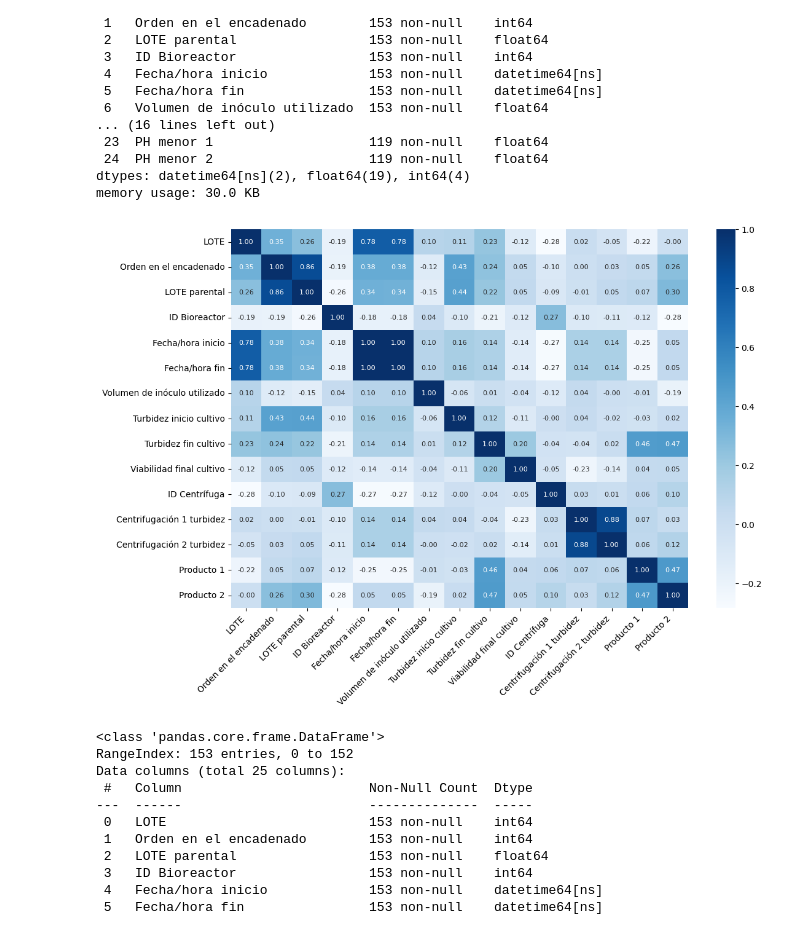
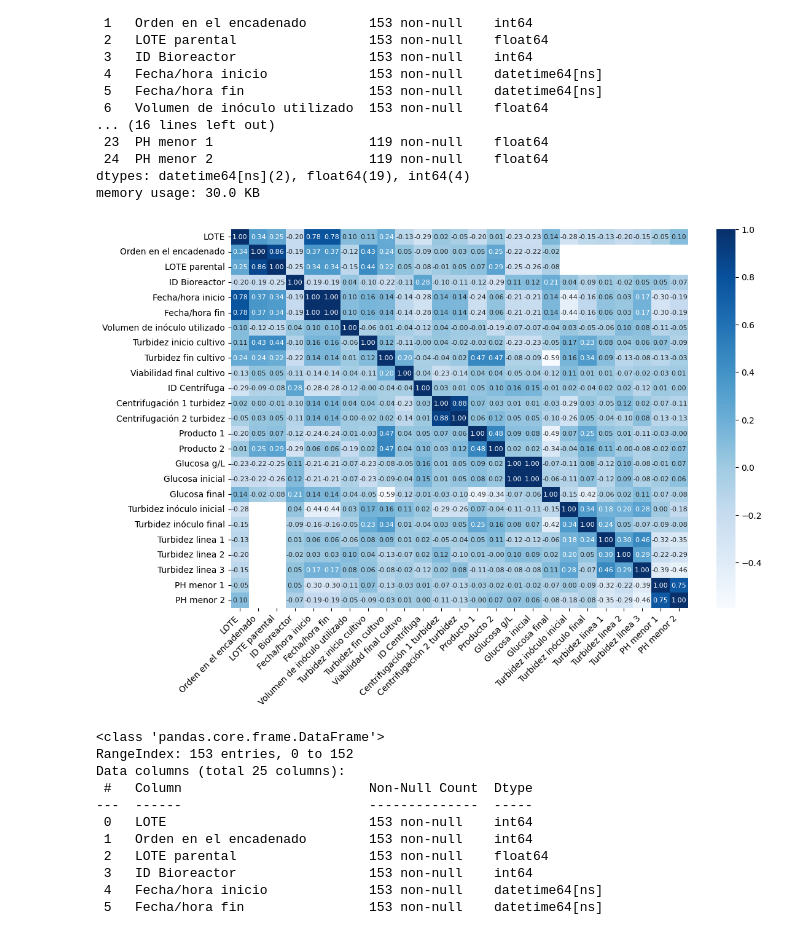
Before and after one commit to vjnoguera/Datathon-24, a Jupyter notebook: Merge global.ipynb, the cells around one changed output. Saved outputs shown, nothing was run; the diff lists cells and outputs as text; code cells hidden in the pictures.

Commit message:
Heatmap grande

```diff
--- a/Merge global.ipynb
+++ b/Merge global.ipynb
@@ -235,8 +235,8 @@ Data columns (total 6 columns):
 dtypes: float64(4), int64(1), object(1)
 memory usage: 9.2+ KB
 # %%
-df_prod_fin_cin_ino = pd.merge(df_prod_fin, df_cin_ino, left_on="LOTE",right_on="Lote", how='left')
-df_prod_fin_cin_ino.info()
+df_prod_fin_cin_fin_cin_ino = pd.merge(df_prod_fin_cin_fin, df_cin_ino, left_on="LOTE",right_on="Lote", how='left')
+df_prod_fin_cin_fin_cin_ino.info()
 # %% [output]
 <class 'pandas.core.frame.DataFrame'>
 RangeIndex: 152 entries, 0 to 151
@@ -258,6 +258,6 @@ memory usage: 25.1+ KB
 # %%
-df_prod_fin_cin_ino = df_prod_fin_cin_ino.drop(["Lote","Fecha","Viabilidad","Turbidez"],axis="columns")
-df_prod_fin_cin_ino
+df_prod_fin_cin_fin_cin_ino = df_prod_fin_cin_fin_cin_ino.drop(["Lote","Fecha","Viabilidad","Turbidez"],axis="columns")
+df_prod_fin_cin_fin_cin_ino
 # %% [output]
 |  | LOTE | Orden en el encadenado | LOTE parental | ID Bioreactor | Fecha/hora inicio | Fecha/hora fin | ... |
 | 0 | 23019 | 1 | 0.0 | 14615 | 2023-03-21 07:30:00 | 2023-03-23 06:30:00 | ... |
@@ -314,17 +328,17 @@ memory usage: 30.0 KB
 # %%
 # Ajustar el tamaño de la figura
 plt.figure(figsize=(12, 8))
 
 # Generar el heatmap
-sns.heatmap(df_prod_fin.corr(), annot=True, annot_kws={"size": 8}, fmt=".2f", cmap="Blues")
+sns.heatmap(df_prod_fin_cin_fin_cin_ino_prei_train.corr(), annot=True, annot_kws={"size": 8}, fmt=".2f", cmap="Blues")
 
 # Rotar las etiquetas del eje X para que no se sobrepongan
 plt.xticks(rotation=45, ha="right")
 
 # Mostrar el gráfico
 plt.show()
 # %% [output]
-[figure, old version]
+[figure, new version]
 # %%
 df_prod_fin_cin_fin_cin_ino_prei_train.info()
 # %% [output]
```
Also changed, not shown: parts of 4 cells of this notebook, 2 other files.
